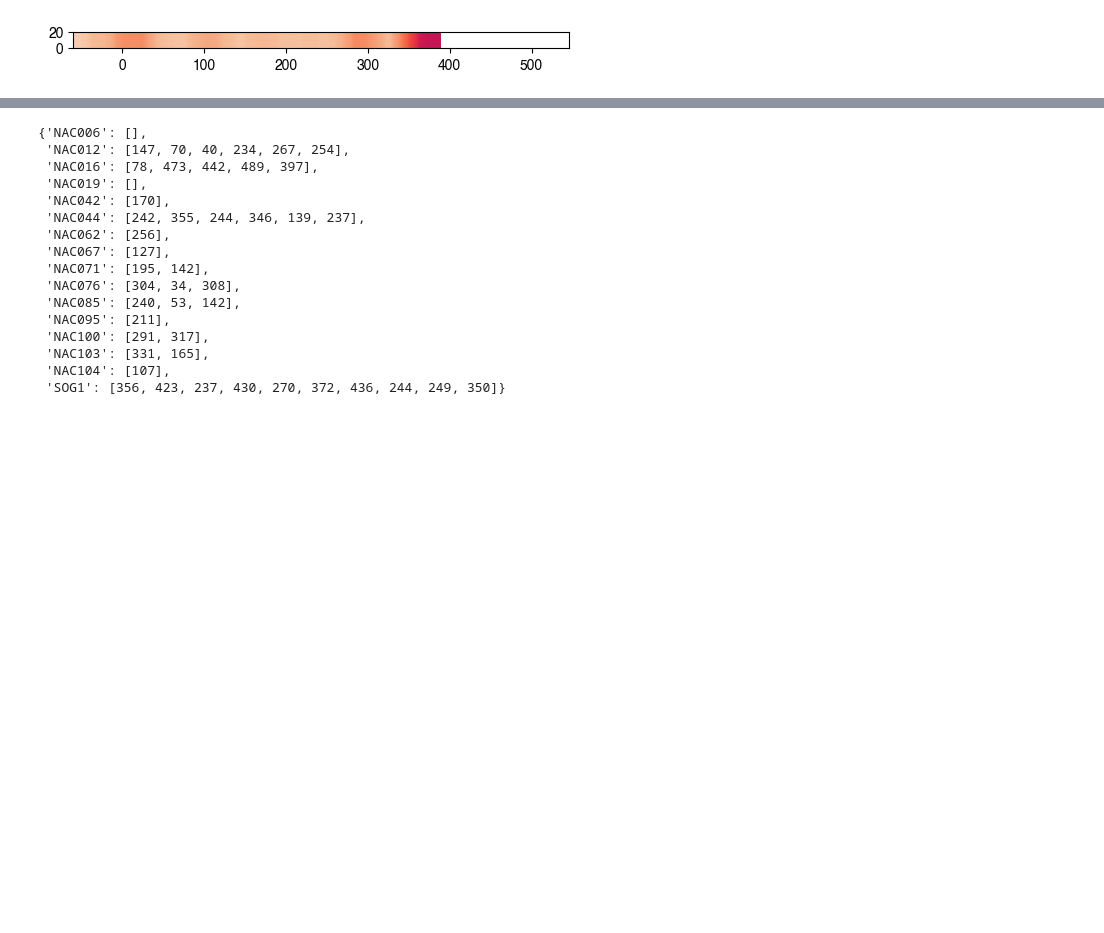
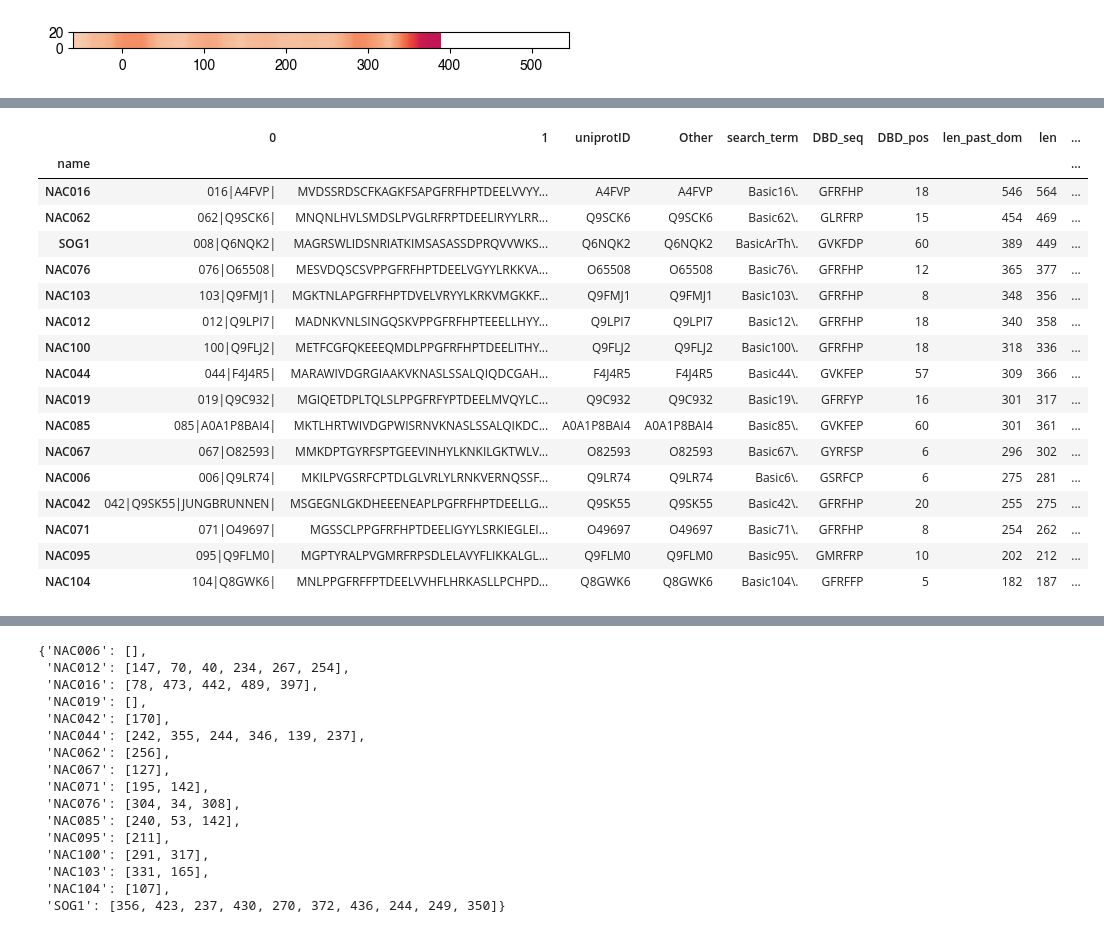
Before and after one commit to sanjanakotha/sog1, a Jupyter notebook: notebooks/NAC family conservation.ipynb, the cells around one changed output, grey strips where cells are left out. Saved outputs shown, nothing was run; the diff lists cells and outputs as text; code cells hidden in the pictures; blank space fills up the shorter version.

```diff
--- a/notebooks/NAC family conservation.ipynb
+++ b/notebooks/NAC family conservation.ipynb
@@ -499,3 +526,24 @@ plt.xlim(-60, 546)
+# %%
+nac_seqs.sort_values(by = "len_past_dom", ascending = False)
+# %% [output]
+|  | 0 | 1 | uniprotID | Other | search_term | DBD_seq | DBD_pos | len_past_dom | len | ... |
+| name |  |  |  |  |  |  |  |  |  | ... |
+| NAC016 | 016|A4FVP| | MVDSSRDSCFKAGKFSAPGFRFHPTDEELVVYY... | A4FVP | A4FVP | Basic16\. | GFRFHP | 18 | 546 | 564 | ... |
+| NAC062 | 062|Q9SCK6| | MNQNLHVLSMDSLPVGLRFRPTDEELIRYYLRR... | Q9SCK6 | Q9SCK6 | Basic62\. | GLRFRP | 15 | 454 | 469 | ... |
+| SOG1 | 008|Q6NQK2| | MAGRSWLIDSNRIATKIMSASASSDPRQVVWKS... | Q6NQK2 | Q6NQK2 | BasicArTh\. | GVKFDP | 60 | 389 | 449 | ... |
+| NAC076 | 076|O65508| | MESVDQSCSVPPGFRFHPTDEELVGYYLRKKVA... | O65508 | O65508 | Basic76\. | GFRFHP | 12 | 365 | 377 | ... |
+| NAC103 | 103|Q9FMJ1| | MGKTNLAPGFRFHPTDVELVRYYLKRKVMGKKF... | Q9FMJ1 | Q9FMJ1 | Basic103\. | GFRFHP | 8 | 348 | 356 | ... |
+| NAC012 | 012|Q9LPI7| | MADNKVNLSINGQSKVPPGFRFHPTEEELLHYY... | Q9LPI7 | Q9LPI7 | Basic12\. | GFRFHP | 18 | 340 | 358 | ... |
+| NAC100 | 100|Q9FLJ2| | METFCGFQKEEEQMDLPPGFRFHPTDEELITHY... | Q9FLJ2 | Q9FLJ2 | Basic100\. | GFRFHP | 18 | 318 | 336 | ... |
+| NAC044 | 044|F4J4R5| | MARAWIVDGRGIAAKVKNASLSSALQIQDCGAH... | F4J4R5 | F4J4R5 | Basic44\. | GVKFEP | 57 | 309 | 366 | ... |
+| NAC019 | 019|Q9C932| | MGIQETDPLTQLSLPPGFRFYPTDEELMVQYLC... | Q9C932 | Q9C932 | Basic19\. | GFRFYP | 16 | 301 | 317 | ... |
+| NAC085 | 085|A0A1P8BAI4| | MKTLHRTWIVDGPWISRNVKNASLSSALQIKDC... | A0A1P8BAI4 | A0A1P8BAI4 | Basic85\. | GVKFEP | 60 | 301 | 361 | ... |
+| NAC067 | 067|O82593| | MMKDPTGYRFSPTGEEVINHYLKNKILGKTWLV... | O82593 | O82593 | Basic67\. | GYRFSP | 6 | 296 | 302 | ... |
+| NAC006 | 006|Q9LR74| | MKILPVGSRFCPTDLGLVRLYLRNKVERNQSSF... | Q9LR74 | Q9LR74 | Basic6\. | GSRFCP | 6 | 275 | 281 | ... |
+| NAC042 | 042|Q9SK55|JUNGBRUNNEN| | MSGEGNLGKDHEEENEAPLPGFRFHPTDEELLG... | Q9SK55 | Q9SK55 | Basic42\. | GFRFHP | 20 | 255 | 275 | ... |
+| NAC071 | 071|O49697| | MGSSCLPPGFRFHPTDEELIGYYLSRKIEGLEI... | O49697 | O49697 | Basic71\. | GFRFHP | 8 | 254 | 262 | ... |
+| NAC095 | 095|Q9FLM0| | MGPTYRALPVGMRFRPSDLELAVYFLIKKALGL... | Q9FLM0 | Q9FLM0 | Basic95\. | GMRFRP | 10 | 202 | 212 | ... |
+| NAC104 | 104|Q8GWK6| | MNLPPGFRFFPTDEELVVHFLHRKASLLPCHPD... | Q8GWK6 | Q8GWK6 | Basic104\. | GFRFFP | 5 | 182 | 187 | ... |
 # %%
 fig, axs = plt.subplots(16,1, sharex = True, figsize = (5, 2.5), dpi = 300)
 
```
Also changed, not shown: parts of 7 cells of this notebook, 14 other files.
